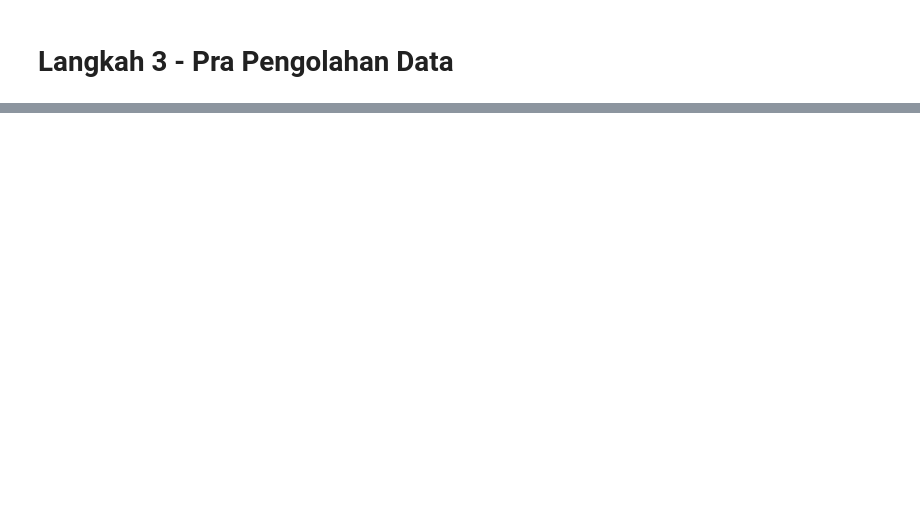
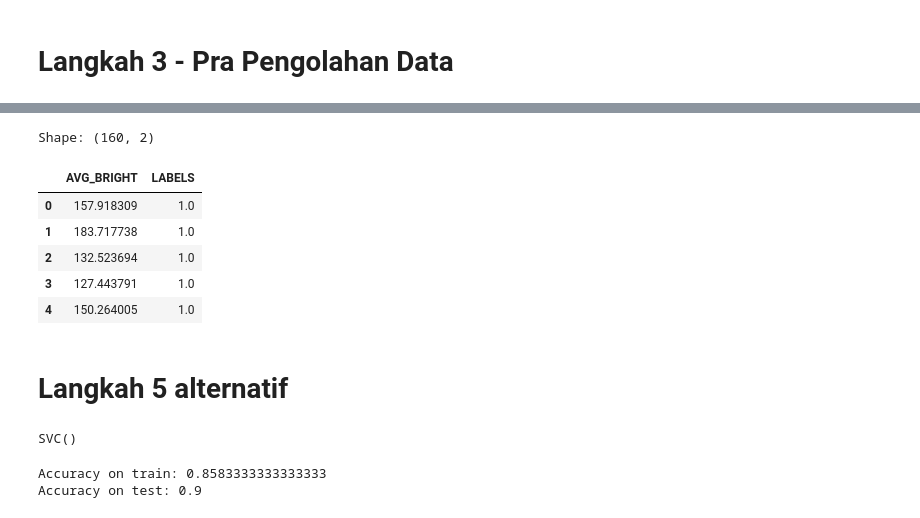
Before and after one commit to edoaurahman/Machine-Learning, a Jupyter notebook: pertemuan_04/praktikum_05.ipynb, the cells around one changed output, grey strips where cells are left out. Cells and saved outputs as stored; diff of their text form; code cells hidden in the pictures; blank space fills up the shorter version.

```diff
--- a/pertemuan_04/praktikum_05.ipynb
+++ b/pertemuan_04/praktikum_05.ipynb
@@ -235,0 +217,12 @@ Accuracy: 0.9125
+# %%
+# Evaluate on train data
+accuracy_train, _ = evaluate(train_std_img_list, threshold=103)
+
+print(f'Accuracy on Train: {accuracy_train:.4f}')
+
+
+test_img = load_dataset(test_dir)
+test_std_img_list = preprocess(test_img)
+accuracy_test, _ = evaluate(test_std_img_list, threshold=103)
+
+print(f'Accuracy on Test: {accuracy_test:.4f}')
@@ -235,0 +267,50 @@ Accuracy: 0.9125
+# %%
+# Do the same thing on test data
+test_avg_img = extract_avg_bright_feature(test_std_img_list)
+print(f'Shape: {test_avg_img.shape}')
+test_avg_img.head()
+# %% [output]
+Shape: (160, 2)
+|  | AVG_BRIGHT | LABELS |
+| 0 | 157.918309 | 1.0 |
+| 1 | 183.717738 | 1.0 |
+| 2 | 132.523694 | 1.0 |
+| 3 | 127.443791 | 1.0 |
+| 4 | 150.264005 | 1.0 |
+# %% [markdown]
+# Langkah 5 alternatif
+# %%
+# import requied library
+from sklearn.svm import SVC
+
+# Split data and label
+X_train = train_avg_img.iloc[:,0].values.reshape(-1,1)
+y_train = train_avg_img.iloc[:,1]
+X_test = test_avg_img.iloc[:,0].values.reshape(-1,1)
+y_test = test_avg_img.iloc[:,1]
+
+model = SVC()
+model.fit(X_train, y_train)
+# %% [output]
+SVC()
+# %%
+from sklearn.metrics import accuracy_score
+
+# Make a prediction on train data
+y_train_pred = model.predict(X_train)
+
+# Get the accuracy on train data
+acc_train = accuracy_score(y_train, y_train_pred)
+
+# Make a prediction on test data
+y_test_pred = model.predict(X_test)
+
+# Get the accuracy on test data
+acc_test = accuracy_score(y_test, y_test_pred)
+
+# Print Eval Result
+print(f'Accuracy on train: {acc_train}')
+print(f'Accuracy on test: {acc_test}')
+# %% [output]
+Accuracy on train: 0.8583333333333333
+Accuracy on test: 0.9
```
Also changed, not shown: parts of 13 cells of this notebook, 1 other file.
